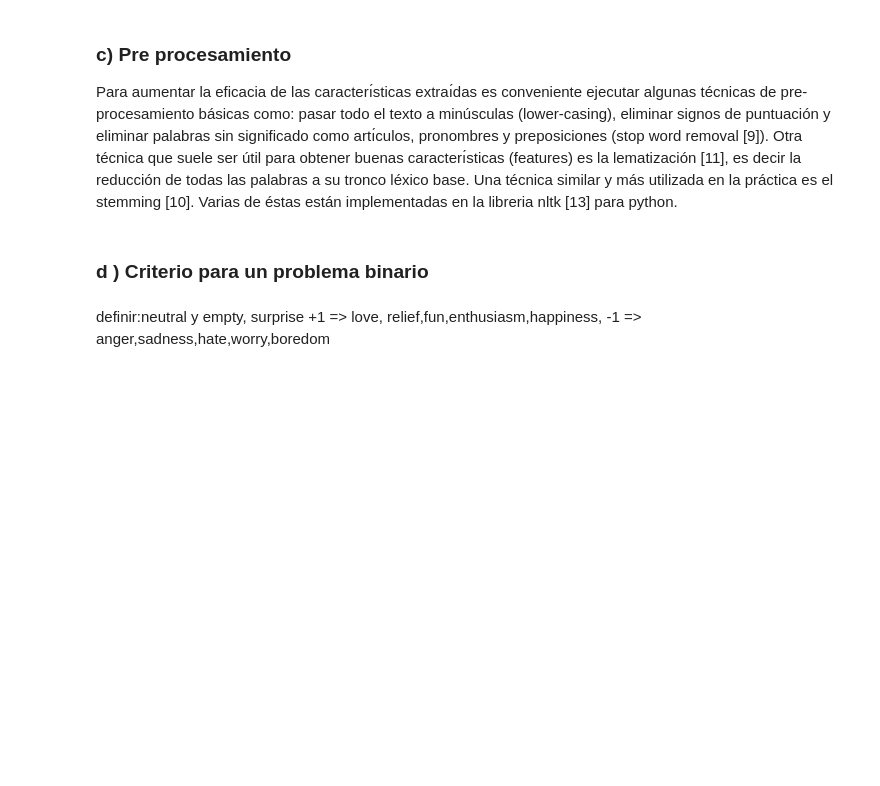
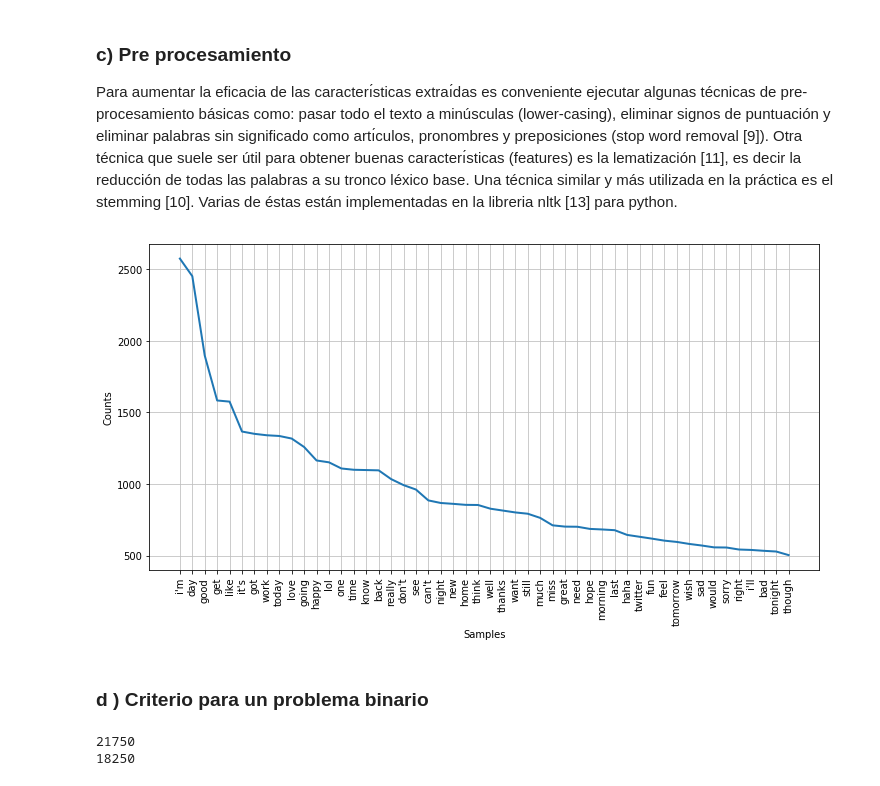
Before and after one commit to F4BI4NFF/MachineLearning2, a Jupyter notebook: Analisis de emociones en tweets.ipynb, the cells around one changed output. Drawn from its saved outputs; the diff is of its cells as text; code cells hidden in the pictures; blank space fills up the shorter version.

```diff
--- a/Analisis de emociones en tweets.ipynb
+++ b/Analisis de emociones en tweets.ipynb
@@ -93,6 +71,66 @@ for tweet in tweets:
+# %%
+X_train = np.array(df_train['content'])
+y_train = np.array(df_train['sentiment'])
+X_test = np.array(df_test['content'])
+y_test = np.array(df_test['sentiment'])
+
+from nltk.tokenize import TweetTokenizer
+from nltk.corpus import stopwords
+import re
+other_stopwords = ['...','.','!',' ',';',',']
+stoplist = np.concatenate((stopwords.words('english'),other_stopwords),axis=0)
+tknzr = TweetTokenizer(strip_handles=True, reduce_len=True)
+
+#Preprocesamiento
+
+for i in range(len(X_train)):
+    X_train[i] = tknzr.tokenize(X_train[i])
+    X_train[i] = [token.lower() for token in X_train[i]]
+    X_train[i] = [re.sub(r'http\S+', '',token) for token in X_train[i] if token not in stoplist]
+    X_train[i] = [token for token in X_train[i] if len(token)>2]
+
+
+for i in range(len(X_test)):
+    X_test[i] = tknzr.tokenize(X_test[i])
+    X_test[i] = [token.lower() for token in X_test[i]]
+    X_test[i] = [re.sub(r'http\S+', '',token) for token in X_test[i] if token not in stoplist]
+    X_test[i] = [token for token in X_test[i] if len(token)>2]
+# %%
+palabras = {}
+for tweet in X_train:
+    for word in tweet:
+        if word not in palabras.keys():
+            palabras[word] = 1
+        else:
+            palabras[word] += 1
+# %%
+import nltk
+import matplotlib.pyplot as plt
+fdist = nltk.FreqDist(palabras)
+plt.figure(figsize=(12,6))
+fdist.plot(50)
+# %% [output]
+[figure, added]
 # %% [markdown]
 ### d ) Criterio para un problema binario
-# %% [markdown]
-definir:neutral y empty, surprise
-+1 => love, relief,fun,enthusiasm,happiness,
--1 => anger,sadness,hate,worry,boredom
+# %%
+# Criterio por ahora, neutral positivo,
+# empty y surprise negativo, ( Para dejar medianamente balanceado los datos)
+
+positivas = ['love','relief','fun','enthusiasm','happiness','neutral']
+negativas = ['anger','sadness','hate','worry','boredom','empty','surprise']
+
+pos = 0
+for key in emotions:
+    if key in positivas:
+        pos += emotions[key]
+print pos
+
+neg = 0
+for key in emotions:
+    if key in negativas:
+        neg += emotions[key]
+print neg
+# %% [output]
+21750
+18250
```
Also changed, not shown: parts of 24 cells of this notebook.
